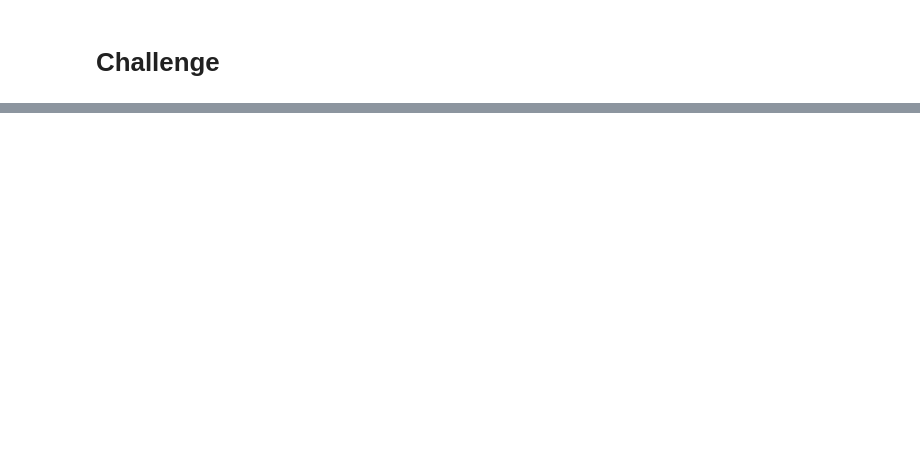
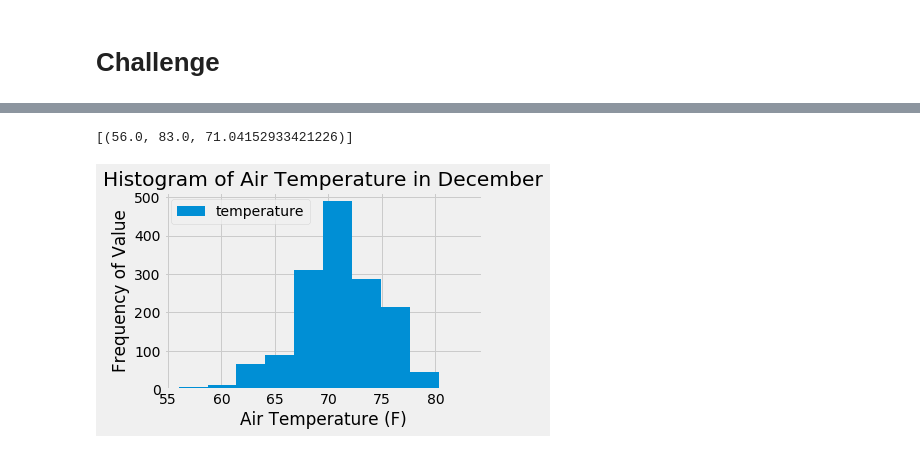
Before and after one commit to SheriKarasick/surfs_up, a Jupyter notebook: climate_analysis.ipynb, the cells around one changed output, grey strips where cells are left out. Saved outputs shown, nothing was run; the diff lists cells and outputs as text; code cells hidden in the pictures; blank space fills up the shorter version.

```diff
--- a/climate_analysis.ipynb
+++ b/climate_analysis.ipynb
@@ -70,0 +202,19 @@ session = Session(engine)
+# %%
+# December air temp
+dec_tobs = session.query(func.min(Measurement.tobs), func.max(Measurement.tobs), func.avg(Measurement.tobs)).\
+filter(extract('month', Measurement.date)==12).all()
+dec_tobs
+# %% [output]
+[(56.0, 83.0, 71.04152933421226)]
+# %%
+# Dec air temp dataframe and histogram
+dec_tobs = session.query(Measurement.date, Measurement.tobs).filter(extract('month', Measurement.date)==12).all()
+dec_df = pd.DataFrame(dec_tobs, columns=['date', 'temperature'])
+dec_df
+dec_df.plot.hist(bins=10)
+plt.ylabel('Frequency of Value')
+plt.xlabel('Air Temperature (F)')
+plt.title(r'Histogram of Air Temperature in December')
+plt.tight_layout()
+# %% [output]
+[figure, added]
```
Also changed, not shown: parts of 17 cells of this notebook.
